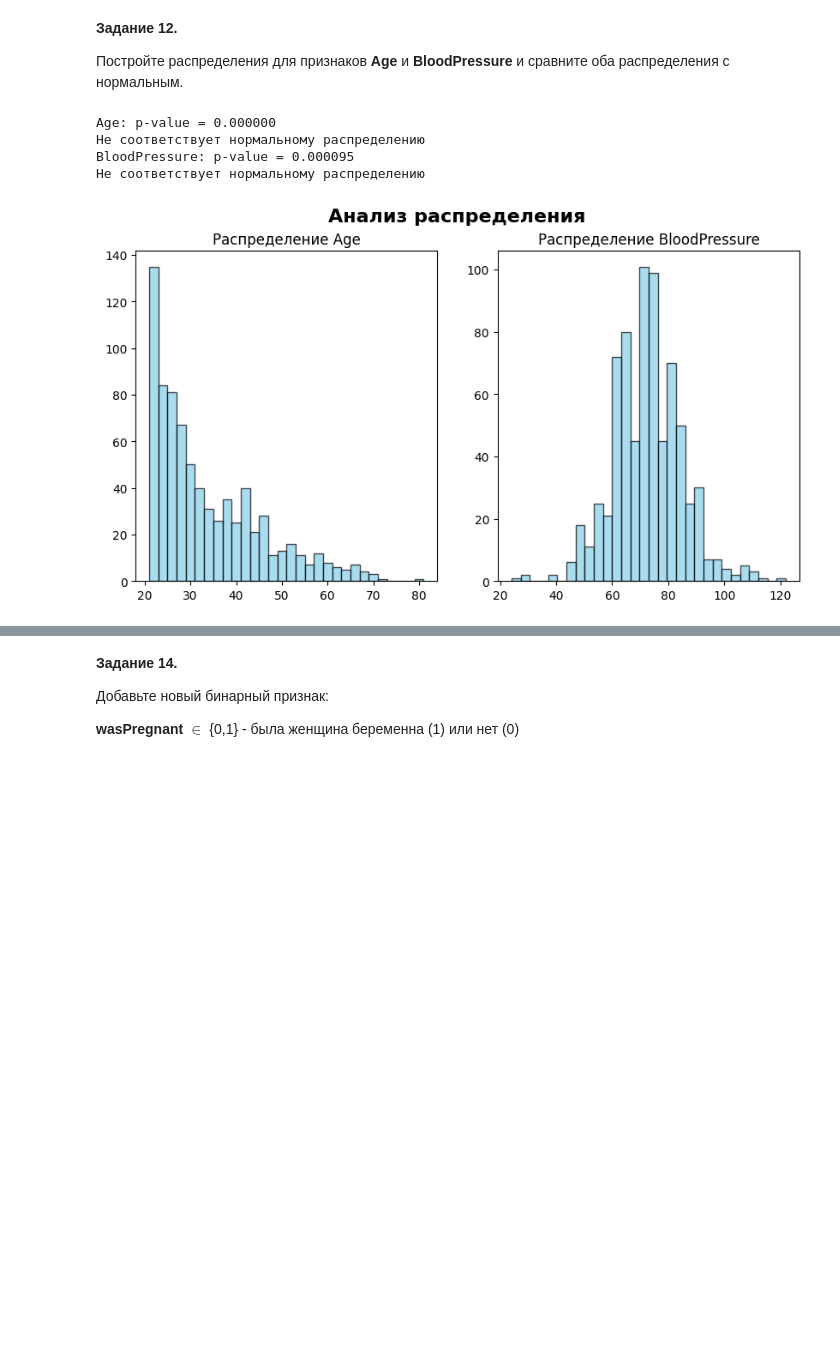
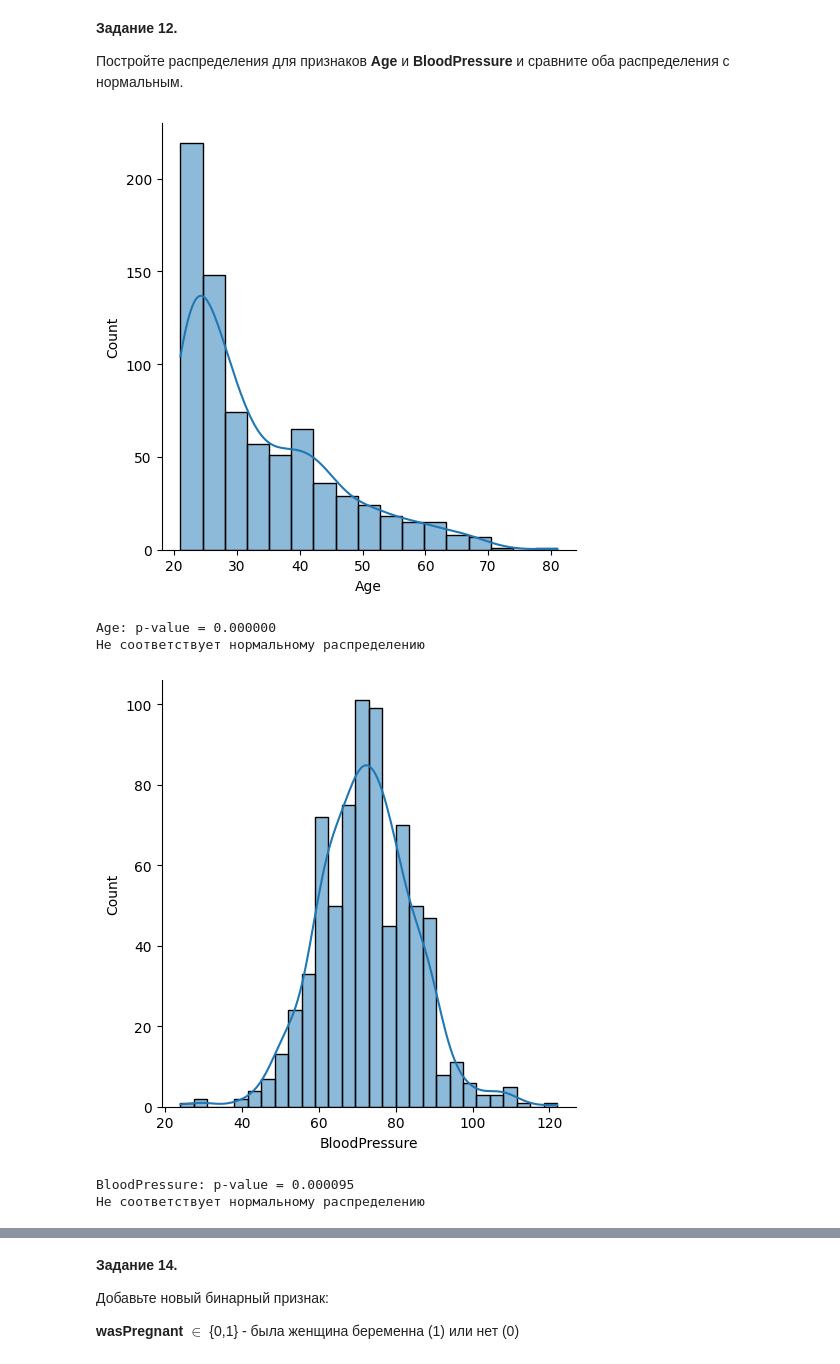
Before and after one commit to kuskas112/Labs, a Jupyter notebook: Машинное обучение/lab1/LR1_Pandas_Part2.ipynb, the cells around one changed output, grey strips where cells are left out. Drawn from its saved outputs; the diff is of its cells as text; code cells hidden in the pictures; blank space fills up the shorter version.

```diff
--- a/Машинное обучение/LR1_Pandas_Part2.ipynb
+++ b/Машинное обучение/lab1/LR1_Pandas_Part2.ipynb
@@ -227,31 +236,26 @@ __Задание 12.__
 
 Постройте распределения для признаков __Age__ и __BloodPressure__ и сравните оба распределения с нормальным.
 # %%
-
-
-fig, axes = plt.subplots(1,2, figsize=(10, 5))
-fig.suptitle('Анализ распределения', fontsize=16, fontweight='bold')
 
 features = ['Age', 'BloodPressure']
 
 for i, feature in enumerate(features):
-    axes[i].hist(data[feature], bins=30, density=False, alpha=0.7,
-                 color='skyblue', edgecolor='black')
-    axes[i].set_title(f'Распределение {feature}')
-
-    # Тест для каждого признака отдельно
+    sns.displot(data[feature], kind='hist', kde=True)
+    plt.show()
+#     # Тест для каждого признака отдельно
     stat, p_val = shapiro(data[feature].dropna())
     print(f'{feature}: p-value = {p_val:.6f}')
     if p_val > 0.05:
         print('Соответствует нормальному распределению')
     else:
         print('Не соответствует нормальному распределению')
 # %% [output]
+[figure, new version]
 Age: p-value = 0.000000
 Не соответствует нормальному распределению
-BloodPressure: p-value = 0.000095
-Не соответствует нормальному распределению
-[figure, old version]
+[figure, added]
+BloodPressure: p-value = 0.000095
+Не соответствует нормальному распределению
 # %% [markdown]
 __Задание 13.__
 
```
Also changed, not shown: parts of 3 cells of this notebook, 9 other files.
